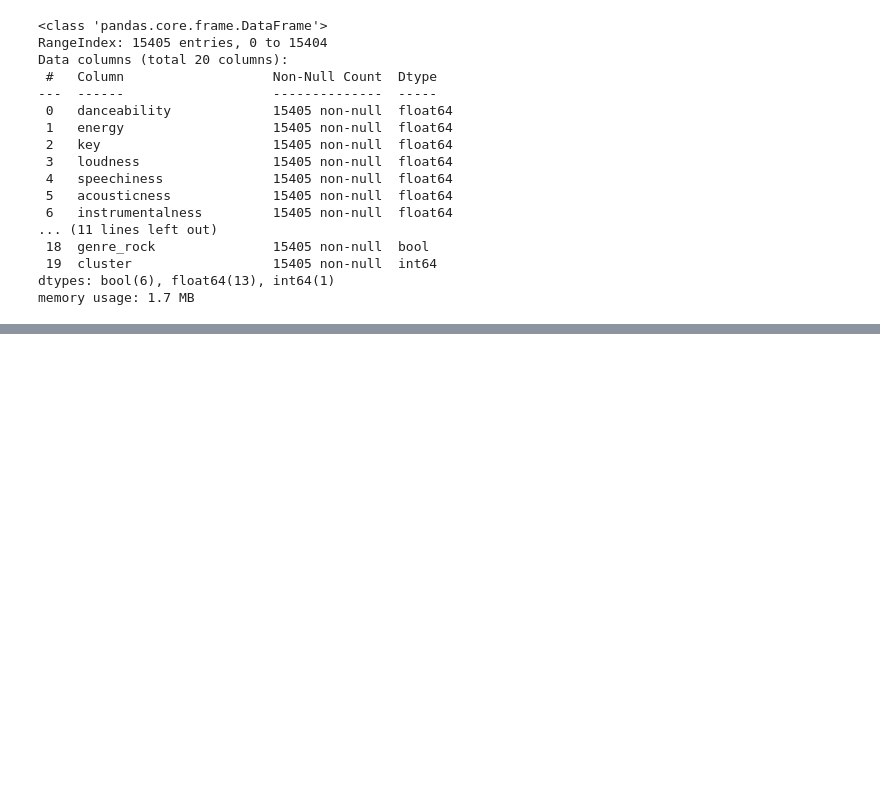
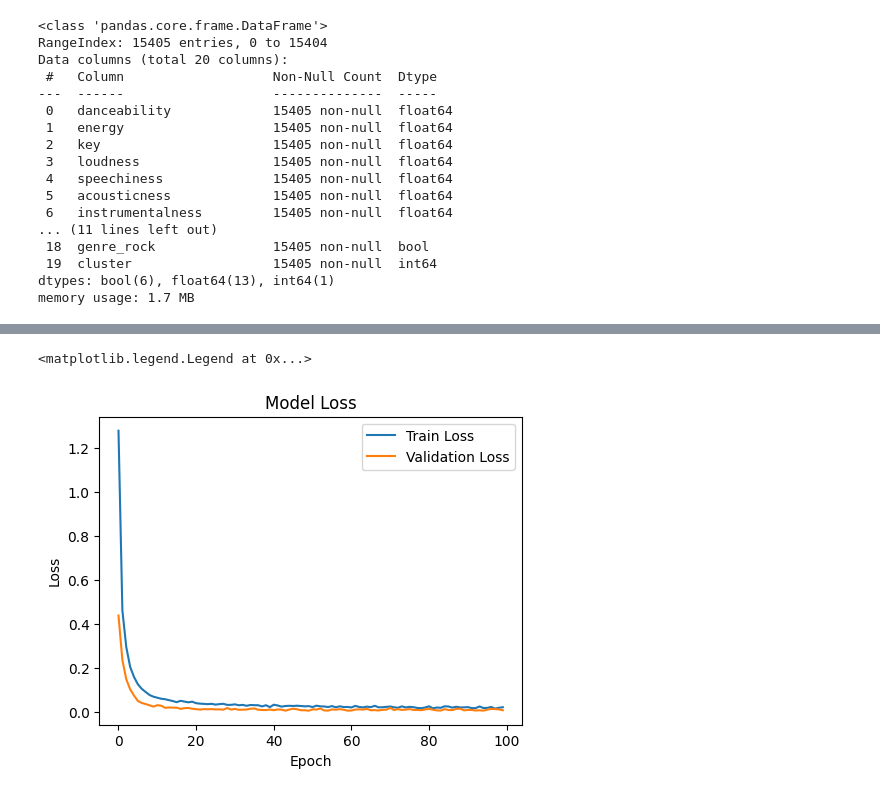
Before and after one commit to LPELCRACK896/DL_proyecto_final, a Jupyter notebook: cluster_prediction.ipynb, the cells around one changed output, grey strips where cells are left out. Cells and saved outputs as stored; diff of their text form; code cells hidden in the pictures; blank space fills up the shorter version.

```diff
--- a/cluster_prediction.ipynb
+++ b/cluster_prediction.ipynb
@@ -76,32 +36,36 @@ y = clustered_data['cluster']
 X_train, X_temp, y_train, y_temp = train_test_split(X, y, test_size=0.3, random_state=42)
 X_val, X_test, y_val, y_test = train_test_split(X_temp, y_temp, test_size=0.5, random_state=42)
 # %%
-# Verifica si hay NaNs y los reemplaza por un número, por ejemplo, 0
+"""
+Preparing dataset to keras
+"""
+
 X_train = X_train.fillna(0)
 X_val = X_val.fillna(0)
 X_test = X_test.fillna(0)
 
-# Asegúrate de que todos los datos son numéricos
 X_train = X_train.apply(pd.to_numeric)
 X_val = X_val.apply(pd.to_numeric)
 X_test = X_test.apply(pd.to_numeric)
+
+X_train = X_train[y_train != -1]
+y_train = y_train[y_train != -1]
+
+X_val = X_val[y_val != -1]
+y_val = y_val[y_val != -1]
+
+X_test = X_test[y_test != -1]
+y_test = y_test[y_test != -1]
 # %%
 from keras.models import Sequential
 from keras.layers import Dense, Dropout
 
-
-# Número de características de entrada
-input_dim = X_train.shape[1]
-
-# Número de clusters (número de neuronas en la capa de salida)
 num_clusters = len(y.unique())
 
-# Crear modelo
 model = Sequential()
-model.add(Dense(64, input_dim=input_dim, activation='relu'))
+model.add(Dense(64, input_dim=X_train.shape[1], activation='relu'))
 model.add(Dropout(0.5))
 model.add(Dense(32, activation='relu'))
 model.add(Dense(num_clusters, activation='softmax'))
 
-# Compilar modelo
 model.compile(loss='sparse_categorical_crossentropy', optimizer='adam', metrics=['accuracy'])
@@ -117,4 +92,4 @@ y_test_filtered = y_test[y_test != -1]
 # %%
-history = model.fit(X_train_filtered, y_train_filtered, validation_data=(X_val_filtered, y_val_filtered), epochs=100, batch_size=10)
+history = model.fit(X_train, y_train, validation_data=(X_val, y_val), epochs=100, batch_size=10)
 # %% [output]
 Epoch 1/100
@@ -141,0 +112,12 @@ model.compile(loss='sparse_categorical_crossentropy', optimizer='adam', metrics=
+# %%
+plt.figure(figsize=(12, 4))
+plt.subplot(1, 2, 1)
+plt.plot(history.history['loss'], label='Train Loss')
+plt.plot(history.history['val_loss'], label='Validation Loss')
+plt.title('Model Loss')
+plt.ylabel('Loss')
+plt.xlabel('Epoch')
+plt.legend()
+# %% [output]
+<matplotlib.legend.Legend at 0x...>
+[figure, added]
```
Also changed, not shown: parts of 10 cells of this notebook, 6 other files.
